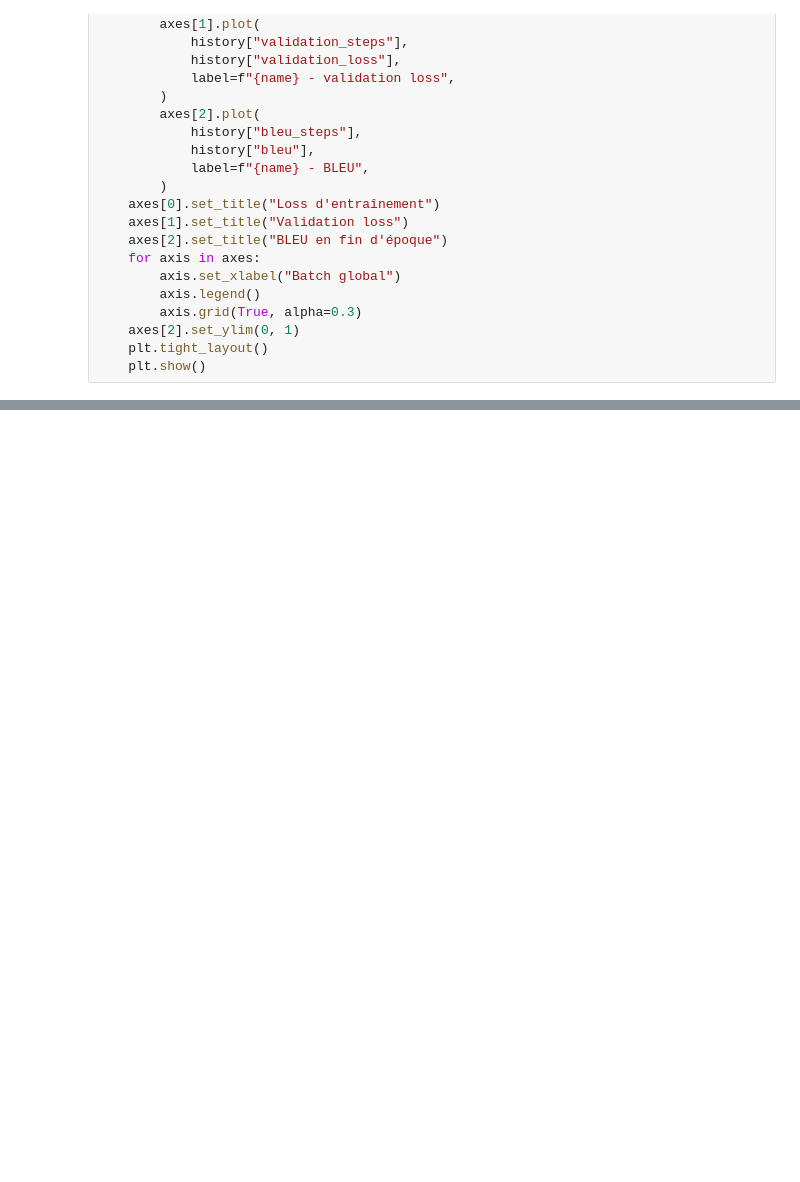
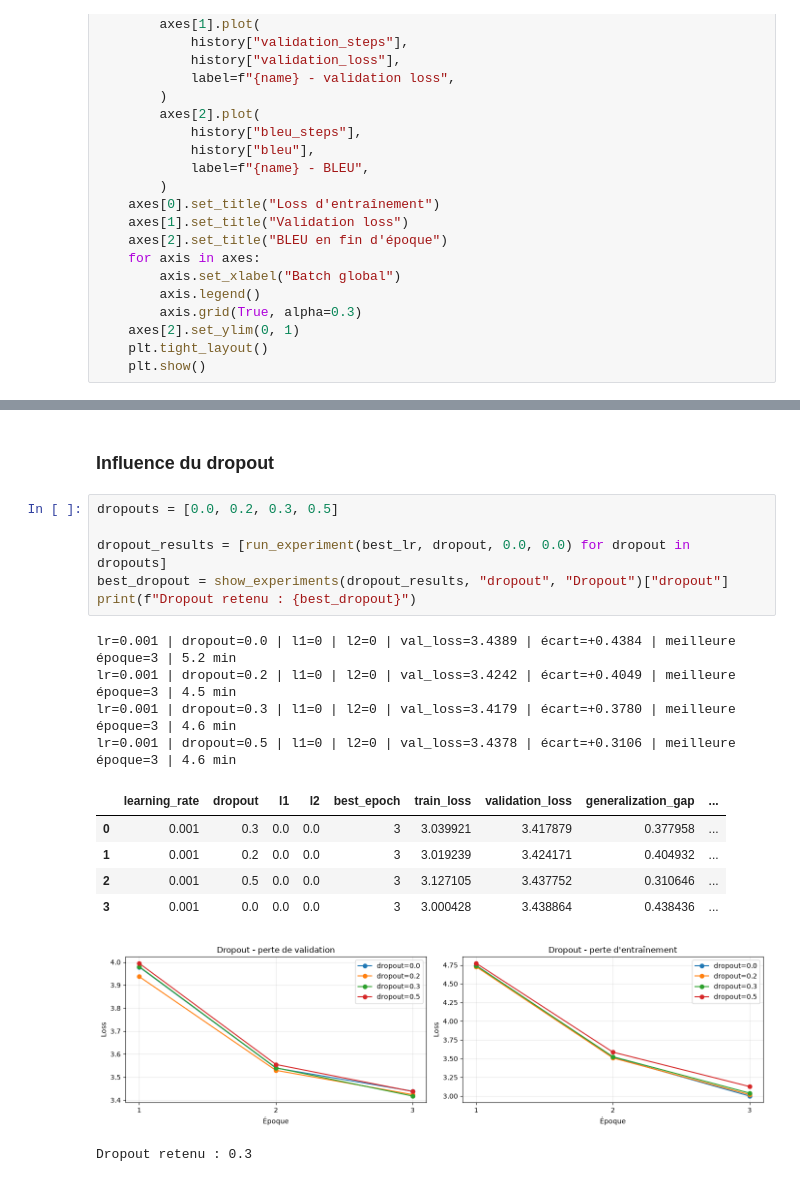
Before and after one commit to Williampancha/Leyenda, a Jupyter notebook: Livrable 3.ipynb, the cells around one changed output, grey strips where cells are left out. Saved outputs shown, nothing was run; the diff lists cells and outputs as text; blank space fills up the shorter version.

```diff
--- a/Livrable 3.ipynb
+++ b/Livrable 3.ipynb
@@ -826,0 +973,20 @@ def compare_histories(gru_history, lstm_history):
+# %% [markdown]
+### Influence du dropout
+# %%
+dropouts = [0.0, 0.2, 0.3, 0.5]
+
+dropout_results = [run_experiment(best_lr, dropout, 0.0, 0.0) for dropout in dropouts]
+best_dropout = show_experiments(dropout_results, "dropout", "Dropout")["dropout"]
+print(f"Dropout retenu : {best_dropout}")
+# %% [output]
+lr=0.001 | dropout=0.0 | l1=0 | l2=0 | val_loss=3.4389 | écart=+0.4384 | meilleure époque=3 | 5.2 min
+lr=0.001 | dropout=0.2 | l1=0 | l2=0 | val_loss=3.4242 | écart=+0.4049 | meilleure époque=3 | 4.5 min
+lr=0.001 | dropout=0.3 | l1=0 | l2=0 | val_loss=3.4179 | écart=+0.3780 | meilleure époque=3 | 4.6 min
+lr=0.001 | dropout=0.5 | l1=0 | l2=0 | val_loss=3.4378 | écart=+0.3106 | meilleure époque=3 | 4.6 min
+|  | learning_rate | dropout | l1 | l2 | best_epoch | train_loss | validation_loss | generalization_gap | ... |
+| 0 | 0.001 | 0.3 | 0.0 | 0.0 | 3 | 3.039921 | 3.417879 | 0.377958 | ... |
+| 1 | 0.001 | 0.2 | 0.0 | 0.0 | 3 | 3.019239 | 3.424171 | 0.404932 | ... |
+| 2 | 0.001 | 0.5 | 0.0 | 0.0 | 3 | 3.127105 | 3.437752 | 0.310646 | ... |
+| 3 | 0.001 | 0.0 | 0.0 | 0.0 | 3 | 3.000428 | 3.438864 | 0.438436 | ... |
+[figure, added]
+Dropout retenu : 0.3
```
Also changed, not shown: parts of 20 cells of this notebook.
